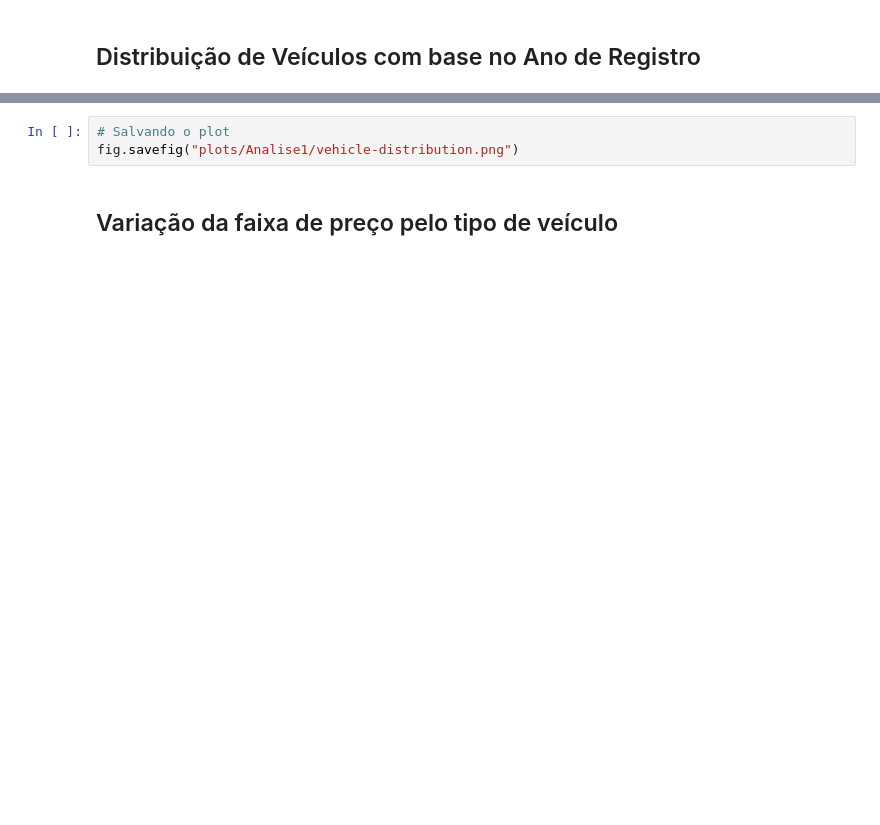
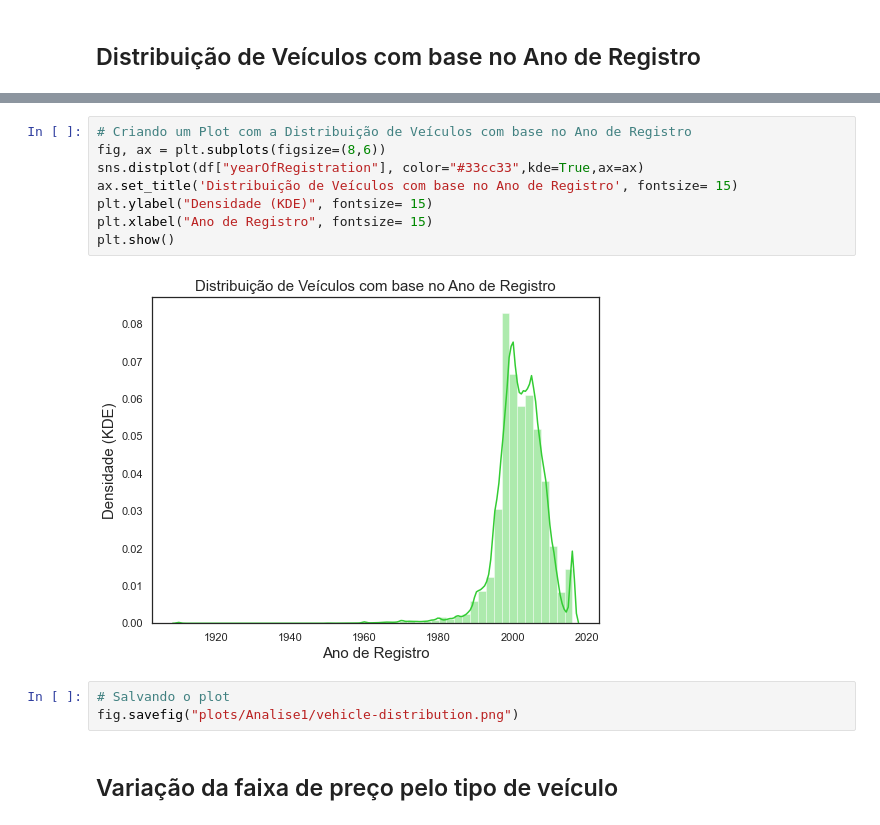
Before and after one commit to iurygdeoliveira/Estudos_Python, a Jupyter notebook: 10 - Analise Exploratoria de dados/Mini-Projeto - Analise1.ipynb, the cells around one changed output, grey strips where cells are left out. Drawn from its saved outputs; the diff is of its cells as text; blank space fills up the shorter version.

```diff
--- a/10 - Analise Exploratoria de dados/Mini-Projeto - Analise1.ipynb
+++ b/10 - Analise Exploratoria de dados/Mini-Projeto - Analise1.ipynb
@@ -27,3 +65,13 @@ df = pd.read_csv(clean_data_path,encoding = "latin-1")
+# %%
+# Criando um Plot com a Distribuição de Veículos com base no Ano de Registro
+fig, ax = plt.subplots(figsize=(8,6))
+sns.distplot(df["yearOfRegistration"], color="#33cc33",kde=True,ax=ax)
+ax.set_title('Distribuição de Veículos com base no Ano de Registro', fontsize= 15)
+plt.ylabel("Densidade (KDE)", fontsize= 15)
+plt.xlabel("Ano de Registro", fontsize= 15)
+plt.show()
+# %% [output]
+[figure, added]
 # %%
 # Salvando o plot
 fig.savefig("plots/Analise1/vehicle-distribution.png")
```
Also changed, not shown: parts of 16 cells of this notebook, 12 other files.
